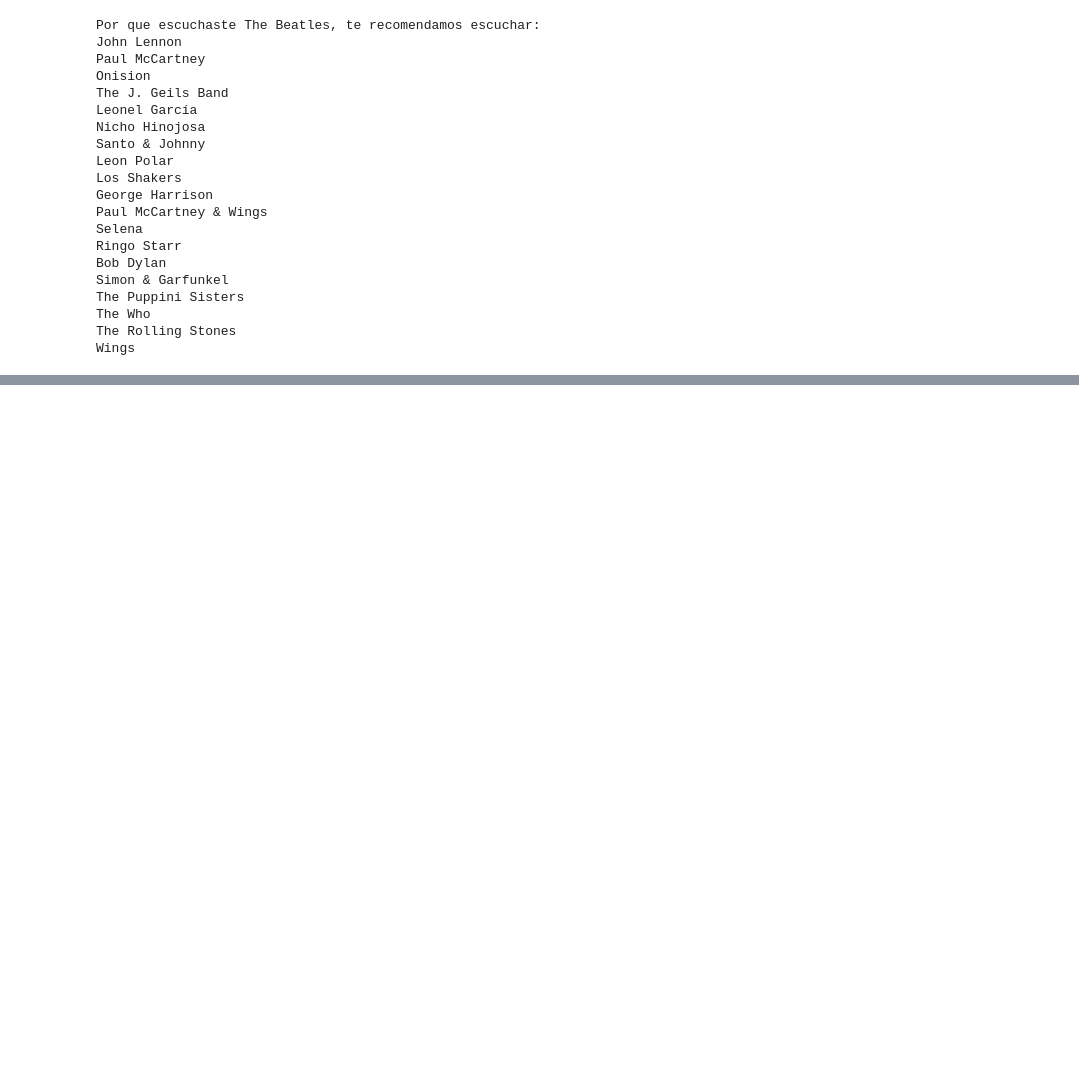
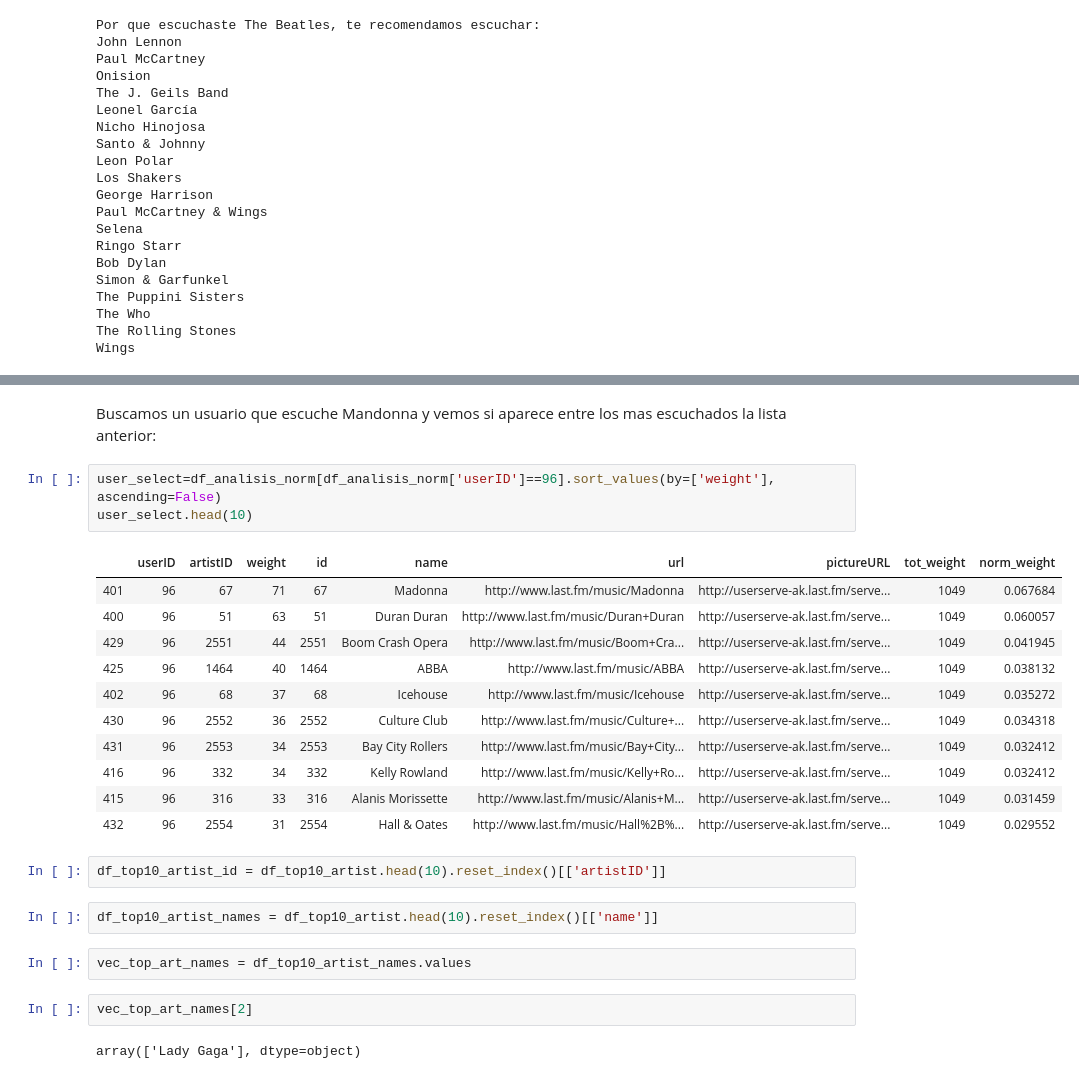
Before and after one commit to mnuclle/DiploDatos, a Jupyter notebook: 07 - Sistemas de Recomendación/SistemasDeRecomendacion-master/practico_1.ipynb, the cells around one changed output, grey strips where cells are left out. Cells and saved outputs as stored; diff of their text form; blank space fills up the shorter version.

```diff
--- a/07 - Sistemas de Recomendación/SistemasDeRecomendacion-master/practico_1.ipynb
+++ b/07 - Sistemas de Recomendación/SistemasDeRecomendacion-master/practico_1.ipynb
@@ -487,0 +632,27 @@ Wings
+# %% [markdown]
+Buscamos un usuario que escuche Mandonna y vemos si aparece entre los mas escuchados la lista anterior:
+# %%
+user_select=df_analisis_norm[df_analisis_norm['userID']==96].sort_values(by=['weight'], ascending=False)
+user_select.head(10)
+# %% [output]
+|  | userID | artistID | weight | id | name | url | pictureURL | tot_weight | norm_weight |
+| 401 | 96 | 67 | 71 | 67 | Madonna | http://www.last.fm/music/Madonna | http://userserve-ak.last.fm/serve... | 1049 | 0.067684 |
+| 400 | 96 | 51 | 63 | 51 | Duran Duran | http://www.last.fm/music/Duran+Duran | http://userserve-ak.last.fm/serve... | 1049 | 0.060057 |
+| 429 | 96 | 2551 | 44 | 2551 | Boom Crash Opera | http://www.last.fm/music/Boom+Cra... | http://userserve-ak.last.fm/serve... | 1049 | 0.041945 |
+| 425 | 96 | 1464 | 40 | 1464 | ABBA | http://www.last.fm/music/ABBA | http://userserve-ak.last.fm/serve... | 1049 | 0.038132 |
+| 402 | 96 | 68 | 37 | 68 | Icehouse | http://www.last.fm/music/Icehouse | http://userserve-ak.last.fm/serve... | 1049 | 0.035272 |
+| 430 | 96 | 2552 | 36 | 2552 | Culture Club | http://www.last.fm/music/Culture+... | http://userserve-ak.last.fm/serve... | 1049 | 0.034318 |
+| 431 | 96 | 2553 | 34 | 2553 | Bay City Rollers | http://www.last.fm/music/Bay+City... | http://userserve-ak.last.fm/serve... | 1049 | 0.032412 |
+| 416 | 96 | 332 | 34 | 332 | Kelly Rowland | http://www.last.fm/music/Kelly+Ro... | http://userserve-ak.last.fm/serve... | 1049 | 0.032412 |
+| 415 | 96 | 316 | 33 | 316 | Alanis Morissette | http://www.last.fm/music/Alanis+M... | http://userserve-ak.last.fm/serve... | 1049 | 0.031459 |
+| 432 | 96 | 2554 | 31 | 2554 | Hall & Oates | http://www.last.fm/music/Hall%2B%... | http://userserve-ak.last.fm/serve... | 1049 | 0.029552 |
+# %%
+df_top10_artist_id = df_top10_artist.head(10).reset_index()[['artistID']]
+# %%
+df_top10_artist_names = df_top10_artist.head(10).reset_index()[['name']]
+# %%
+vec_top_art_names = df_top10_artist_names.values
+# %%
+vec_top_art_names[2]
+# %% [output]
+array(['Lady Gaga'], dtype=object)
```
Also changed, not shown: parts of 21 cells of this notebook.
